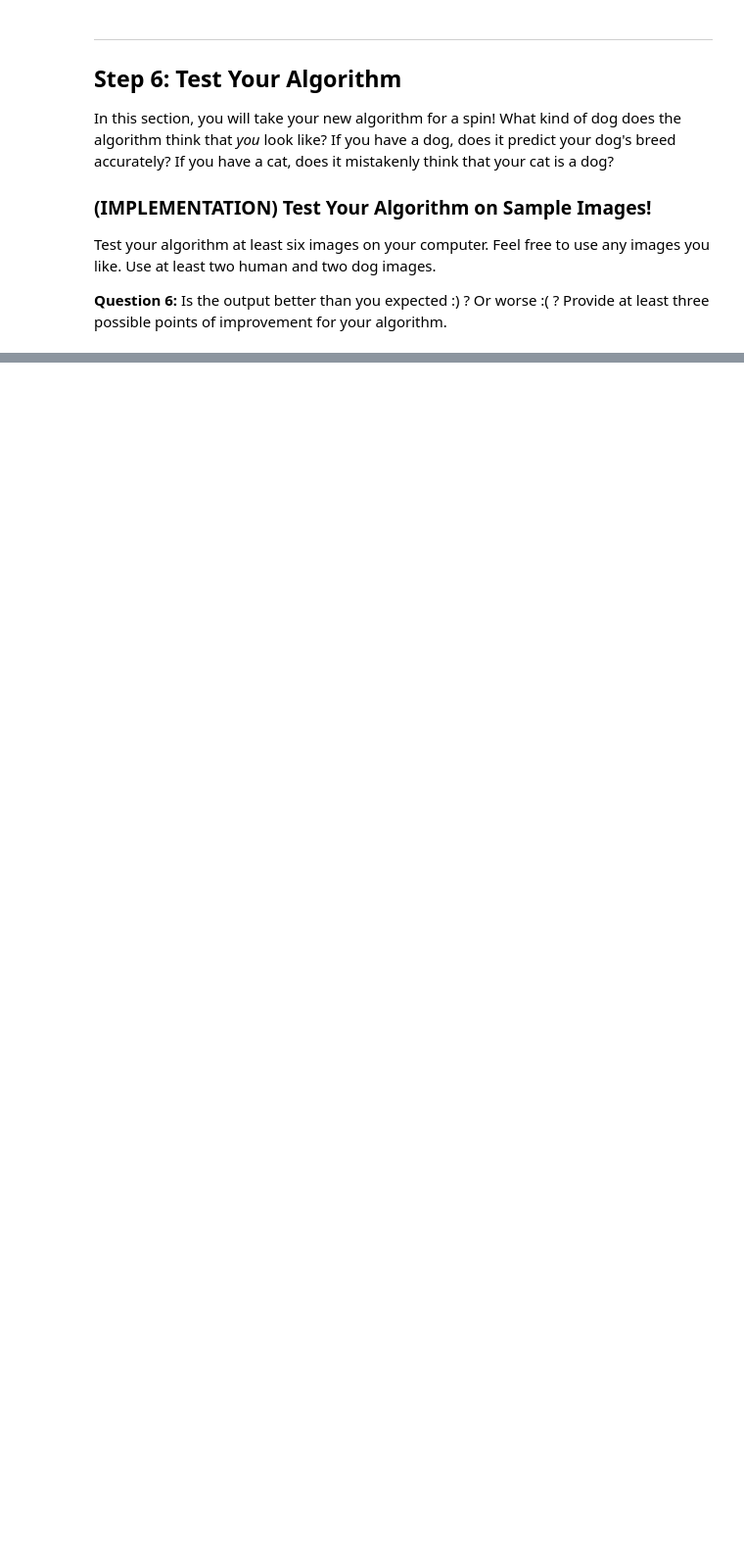
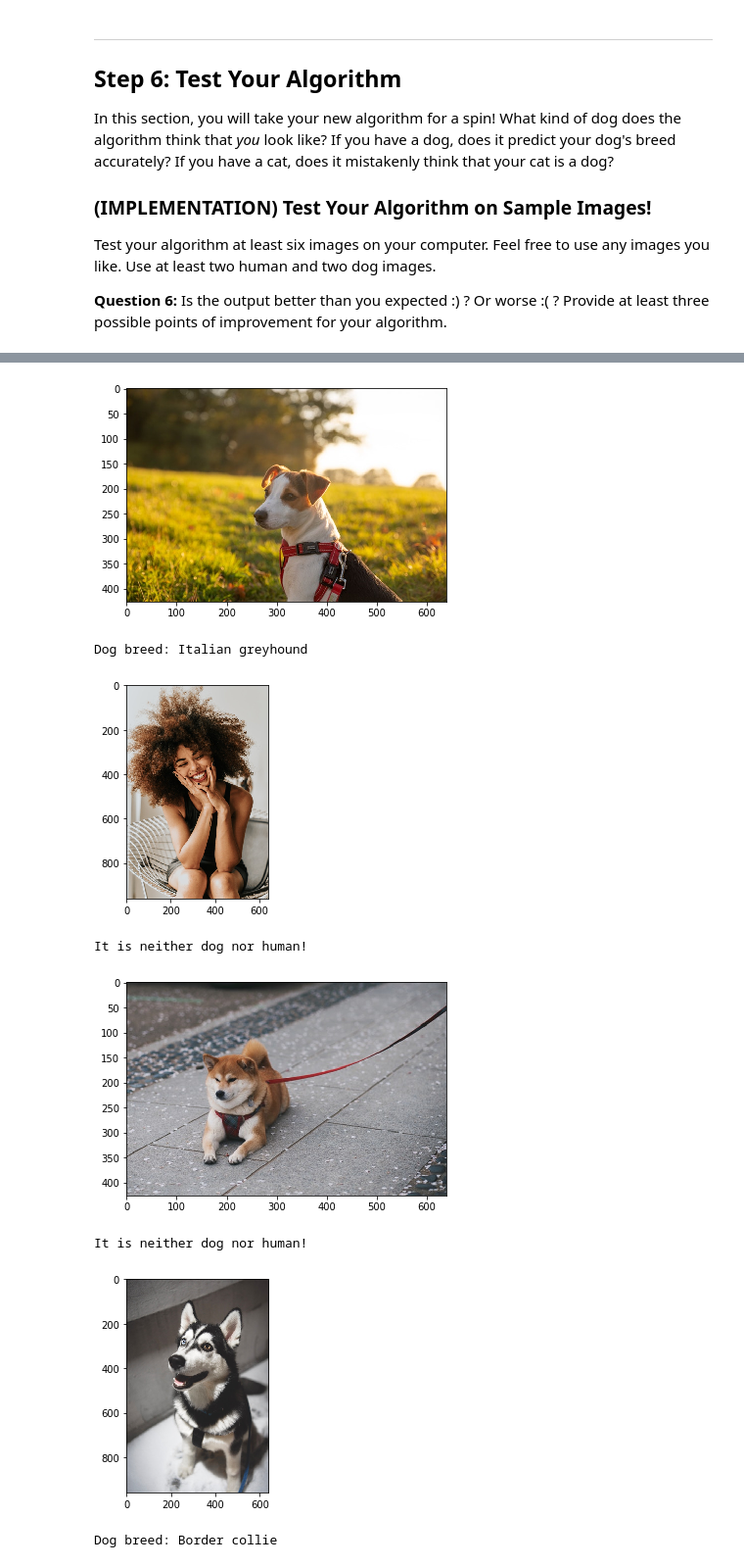
Before and after one commit to karomamczi/cnn-dog-breed-classifier, a Jupyter notebook: dog_app.ipynb, the cells around one changed output, grey strips where cells are left out. Shown at 98% size. Drawn from its saved outputs; the diff is of its cells as text; code cells hidden in the pictures; blank space fills up the shorter version.

Commit message:
feat: Detection from external resources

```diff
--- a/dog_app.ipynb
+++ b/dog_app.ipynb
@@ -817,7 +817,7 @@ def show_prediction_result(img_path):
     prediction = predict_breed_transfer(model_transfer, img_path)
     if dog_detector(img_path) is True:
         print('Dog breed: {0}'.format(prediction))
-    elif face(img_path) > 0:
+    elif face_detector(img_path) > 0:
         print('That human looks like: {0}'.format(prediction))
     else:
         print('It is neither dog nor human!')
@@ -826,3 +826,8 @@ def run_app(img_path):
     ## handle cases for a human face, dog, and neither
     show_image(img_path)
     show_prediction_result(img_path)
+
+def detect_from_images(directory):
+    for img_file in os.listdir(directory):
+        img_path = os.path.join(directory, img_file)
+        run_app(img_path)
@@ -861,8 +868,15 @@ __Answer:__ (Three possible points for improvement)
 # %%
 ## TODO: Execute your algorithm from Step 6 on
 ## at least 6 images on your computer.
 ## Feel free to use as many code cells as needed.
 
-## suggested code, below
-for file in np.hstack((human_files[:3], dog_files[:3])):
-    run_app(file)
+detect_from_images('test_detection/')
+# %% [output]
+[figure, added]
+Dog breed: Italian greyhound
+[figure, added]
+It is neither dog nor human!
+[figure, added]
+It is neither dog nor human!
+[figure, added]
+Dog breed: Border collie
```
Also changed, not shown: parts of 5 cells of this notebook, 7 other files.
